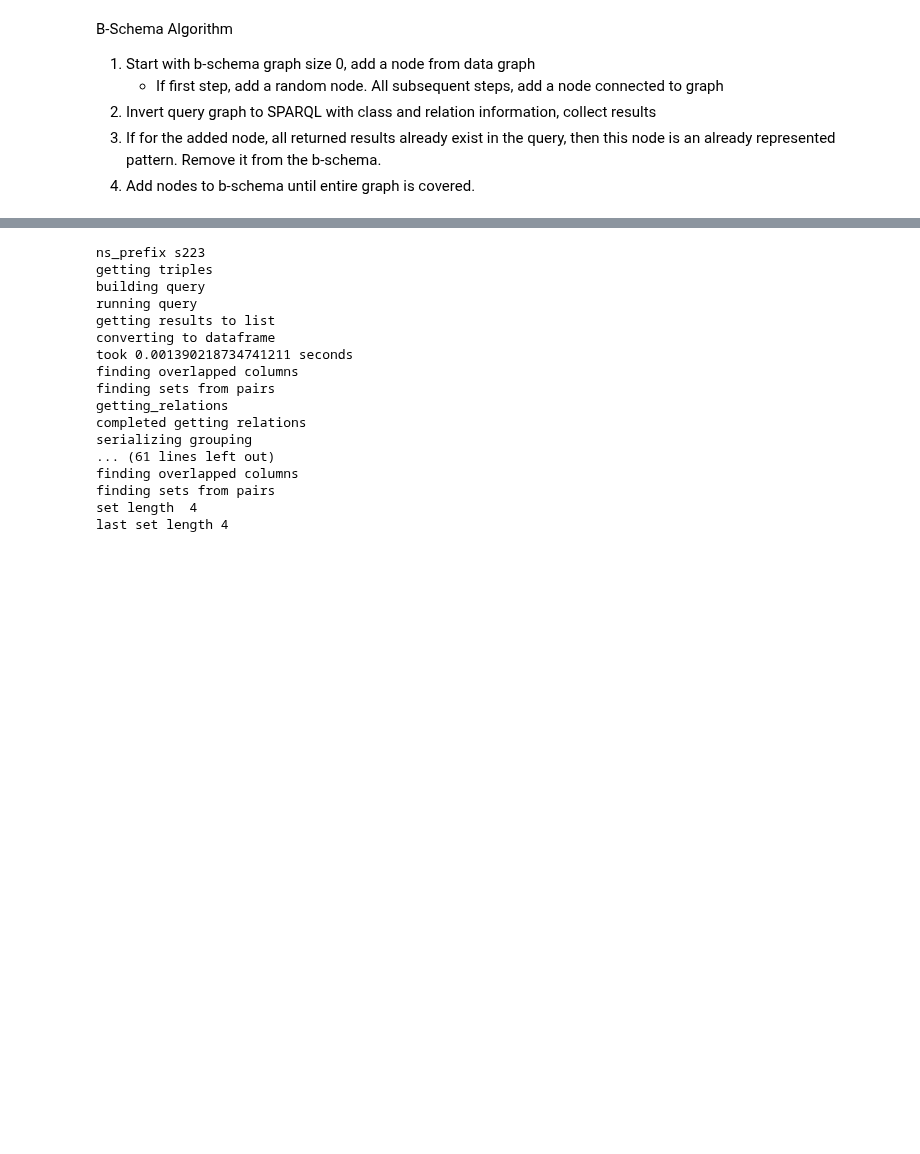
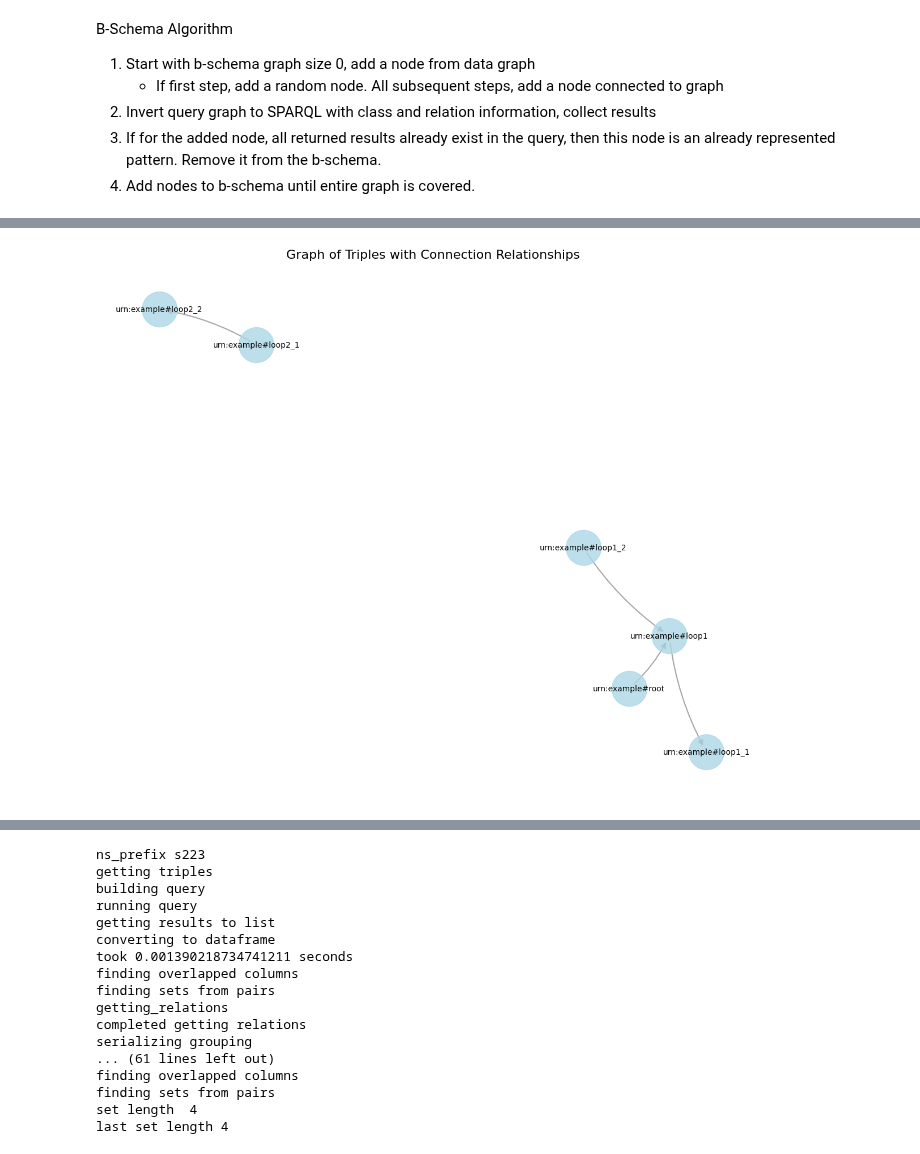
Before and after one commit to lazlop/graph-pattern-id, a Jupyter notebook: from-data-graph/algo.ipynb, the cells around one changed output, grey strips where cells are left out. Saved outputs shown, nothing was run; the diff lists cells and outputs as text; code cells hidden in the pictures; blank space fills up the shorter version.

```diff
--- a/from-data-graph/algo.ipynb
+++ b/from-data-graph/algo.ipynb
@@ -427,4 +407,4 @@ SCHEMA_GRAPH_FILE = "223p.ttl"
 g = Graph(store="Oxigraph")
 g.parse(TEST_GRAPH_FILE, format="turtle")
 extractor = BSchemaExtractor(g)
-b_schema, final_query,b_schema_graph, node_mapping  = extractor.extract_patterns()
+b_schema, final_query, node_mapping_detailed  = extractor.extract_patterns()
@@ -482,3 +479,7 @@ b_data_mapped
+# %%
+fig =visualize_triples(b_data)
+# %% [output]
+[figure, added]
 # %%
 fig =visualize_triples(b_data_mapped)
 # %% [output]
```
Also changed, not shown: parts of 12 cells of this notebook.
